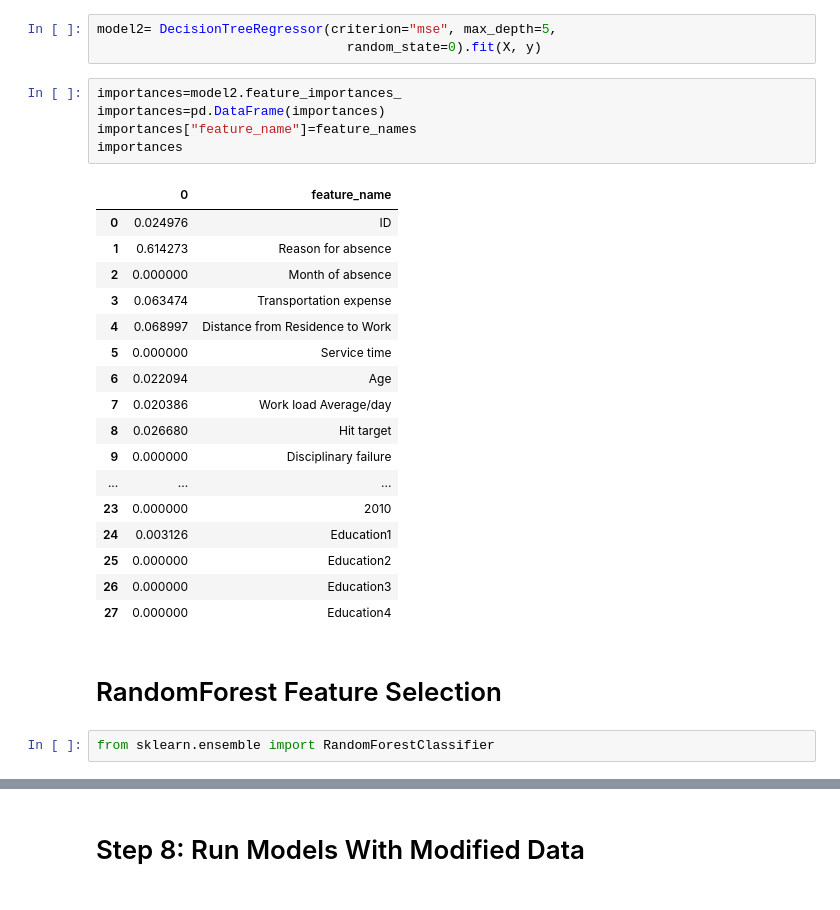
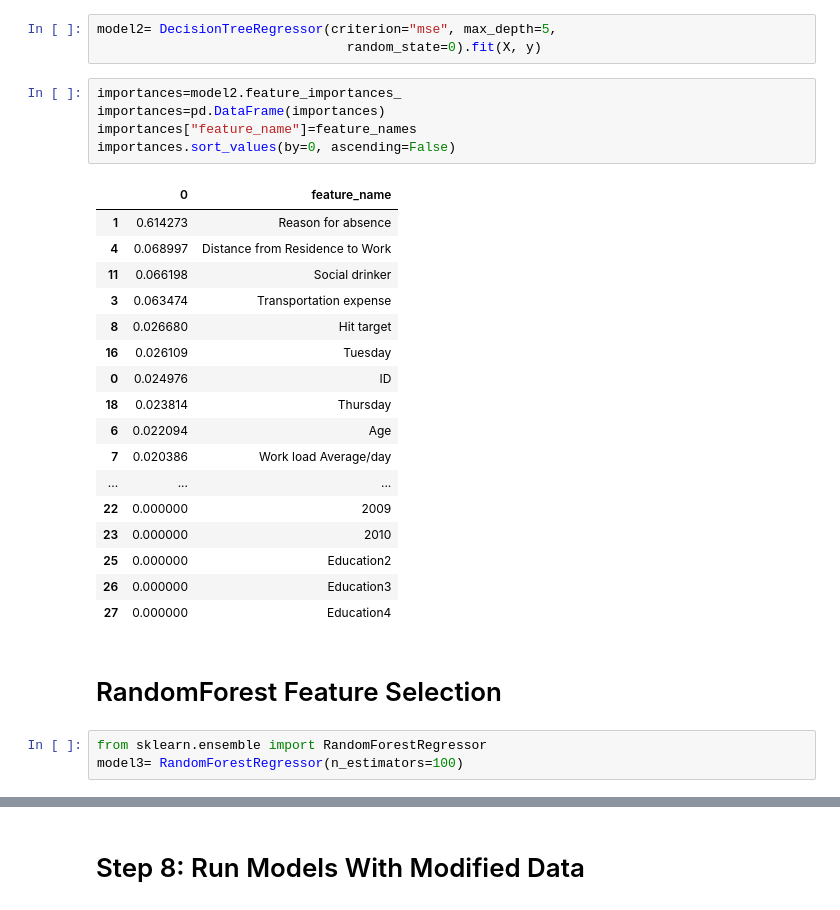
Before and after one commit to lsunl/project-LA, a Jupyter notebook: Regression Tutorial/Machine Learning Regression Tutorial .ipynb, the cells around one changed output, grey strips where cells are left out. Cells and saved outputs as stored; diff of their text form.

```diff
--- a/Regression Tutorial/Machine Learning Regression Tutorial .ipynb
+++ b/Regression Tutorial/Machine Learning Regression Tutorial .ipynb
@@ -248,27 +248,28 @@ model2= DecisionTreeRegressor(criterion="mse", max_depth=5,
 # %%
 importances=model2.feature_importances_
 importances=pd.DataFrame(importances)
 importances["feature_name"]=feature_names
-importances
+importances.sort_values(by=0, ascending=False)
 # %% [output]
 |  | 0 | feature_name |
+| 1 | 0.614273 | Reason for absence |
+| 4 | 0.068997 | Distance from Residence to Work |
+| 11 | 0.066198 | Social drinker |
+| 3 | 0.063474 | Transportation expense |
+| 8 | 0.026680 | Hit target |
+| 16 | 0.026109 | Tuesday |
 | 0 | 0.024976 | ID |
-| 1 | 0.614273 | Reason for absence |
-| 2 | 0.000000 | Month of absence |
-| 3 | 0.063474 | Transportation expense |
-| 4 | 0.068997 | Distance from Residence to Work |
-| 5 | 0.000000 | Service time |
+| 18 | 0.023814 | Thursday |
 | 6 | 0.022094 | Age |
 | 7 | 0.020386 | Work load Average/day |
-| 8 | 0.026680 | Hit target |
-| 9 | 0.000000 | Disciplinary failure |
 | ... | ... | ... |
+| 22 | 0.000000 | 2009 |
 | 23 | 0.000000 | 2010 |
-| 24 | 0.003126 | Education1 |
 | 25 | 0.000000 | Education2 |
 | 26 | 0.000000 | Education3 |
 | 27 | 0.000000 | Education4 |
 # %% [markdown]
 # RandomForest Feature Selection
 # %%
-from sklearn.ensemble import RandomForestClassifier
+from sklearn.ensemble import RandomForestRegressor
+model3= RandomForestRegressor(n_estimators=100)
```
Also changed, not shown: parts of 35 cells of this notebook, 1 other file.
